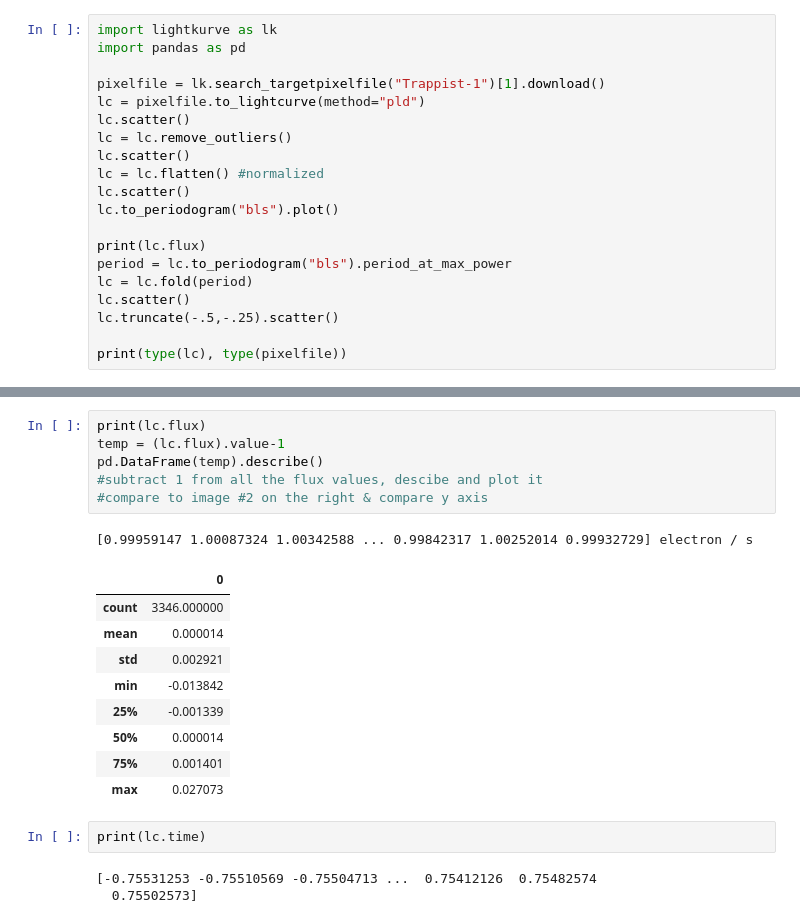
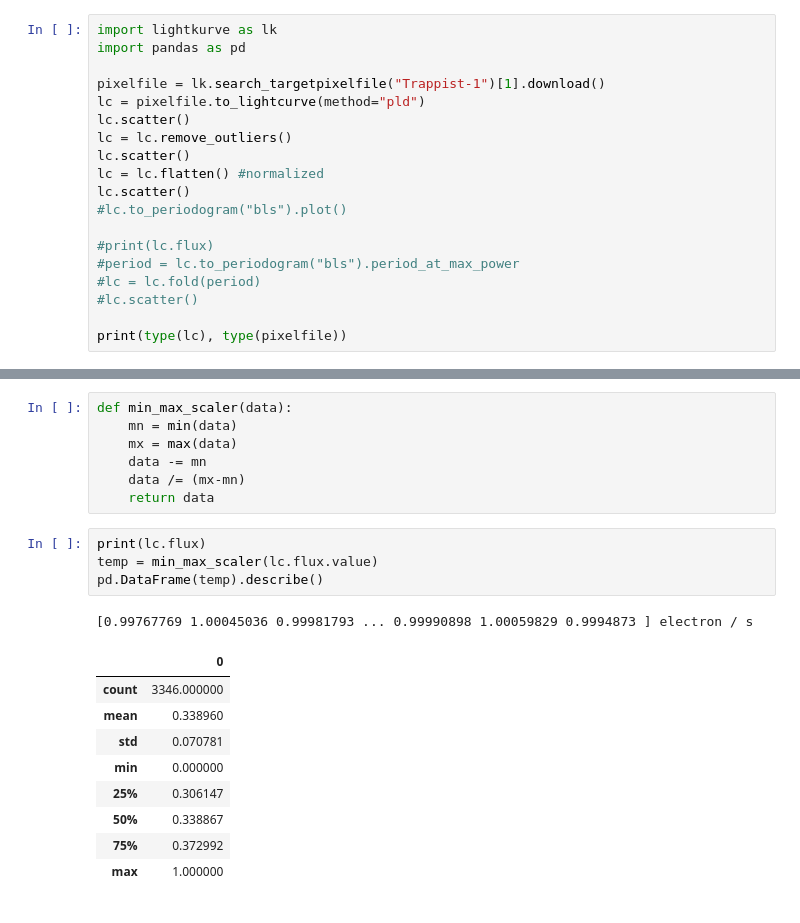
Before and after one commit to timzhen38/EDM, a Jupyter notebook: Lightkurve-tutorial.ipynb, the cells around one changed output, grey strips where cells are left out. Saved outputs shown, nothing was run; the diff lists cells and outputs as text.

```diff
--- a/Lightkurve-tutorial.ipynb
+++ b/Lightkurve-tutorial.ipynb
@@ -9,13 +9,12 @@ lc = lc.remove_outliers()
 lc.scatter()
 lc = lc.flatten() #normalized
 lc.scatter()
-lc.to_periodogram("bls").plot()
+#lc.to_periodogram("bls").plot()
 
-print(lc.flux)
-period = lc.to_periodogram("bls").period_at_max_power
-lc = lc.fold(period)
-lc.scatter()
-lc.truncate(-.5,-.25).scatter()
+#print(lc.flux)
+#period = lc.to_periodogram("bls").period_at_max_power
+#lc = lc.fold(period)
+#lc.scatter()
 
 print(type(lc), type(pixelfile))
 # %% [output]
@@ -30,24 +25,24 @@ print(type(lc), type(pixelfile))
+# %%
+def min_max_scaler(data):
+    mn = min(data)
+    mx = max(data)
+    data -= mn
+    data /= (mx-mn)
+    return data
 # %%
 print(lc.flux)
-temp = (lc.flux).value-1
+temp = min_max_scaler(lc.flux.value)
 pd.DataFrame(temp).describe()
-#subtract 1 from all the flux values, descibe and plot it
-#compare to image #2 on the right & compare y axis
 # %% [output]
-[0.99959147 1.00087324 1.00342588 ... 0.99842317 1.00252014 0.99932729] electron / s
+[0.99767769 1.00045036 0.99981793 ... 0.99990898 1.00059829 0.9994873 ] electron / s
 |  | 0 |
 | count | 3346.000000 |
-| mean | 0.000014 |
-| std | 0.002921 |
-| min | -0.013842 |
-| 25% | -0.001339 |
-| 50% | 0.000014 |
-| 75% | 0.001401 |
-| max | 0.027073 |
+| mean | 0.338960 |
+| std | 0.070781 |
+| min | 0.000000 |
+| 25% | 0.306147 |
+| 50% | 0.338867 |
+| 75% | 0.372992 |
+| max | 1.000000 |
-# %%
-print(lc.time)
-# %% [output]
-[-0.75531253 -0.75510569 -0.75504713 ...  0.75412126  0.75482574
-  0.75502573]
 # %%
 import numpy as np
```
Also changed, not shown: parts of 2 cells of this notebook, 8 other files.
